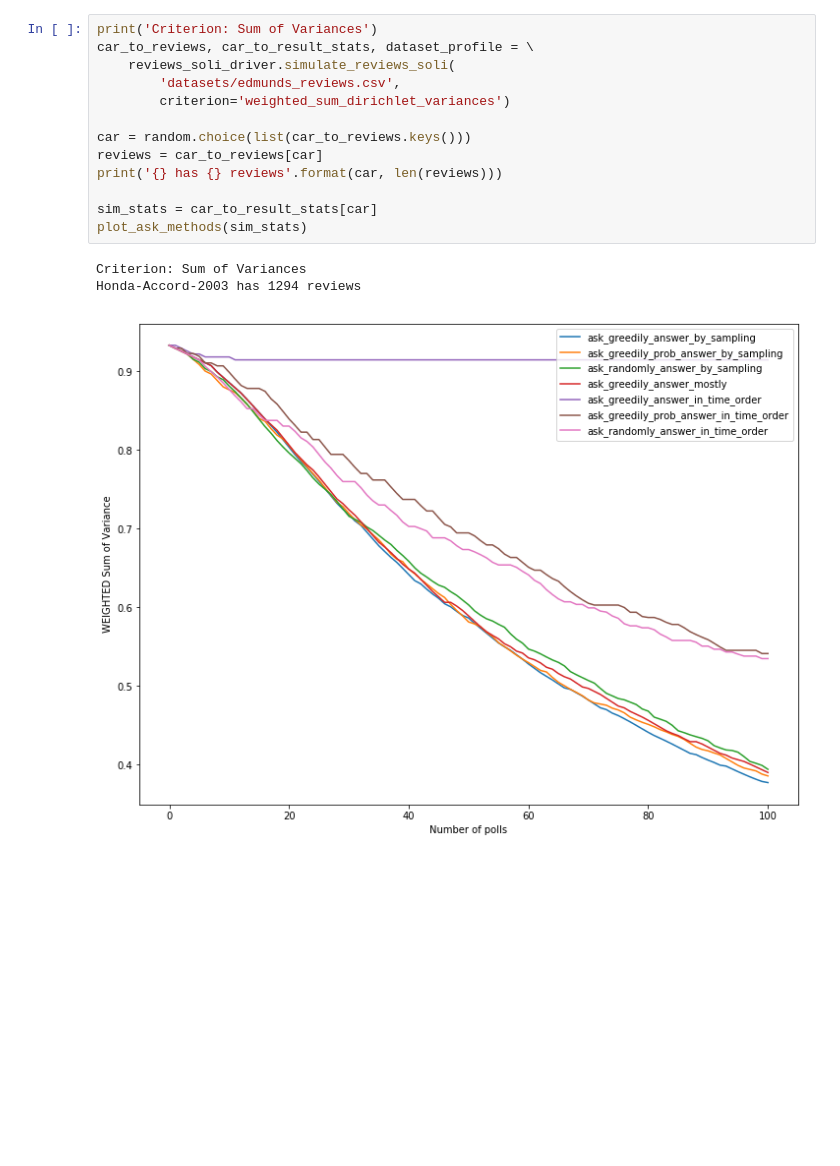
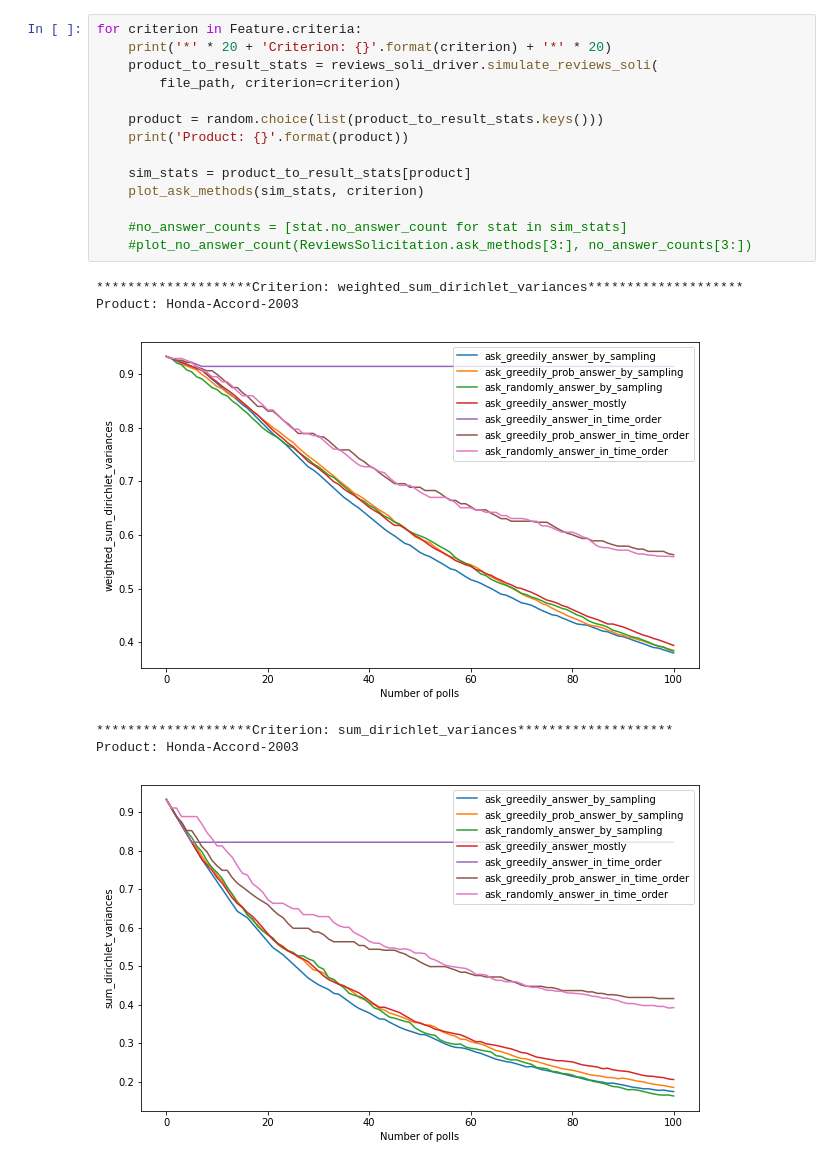
Before and after one commit to lexuanthongnhat/reviews-solicitation, a Jupyter notebook: Experiment.ipynb, the cells around one changed output. Saved outputs shown, nothing was run; the diff lists cells and outputs as text; blank space fills up the shorter version.

```diff
--- a/Experiment.ipynb
+++ b/Experiment.ipynb
@@ -51,17 +87,21 @@ Honda-Accord-2003 has 1294 reviews
-# %%
-print('Criterion: Sum of Variances')
-car_to_reviews, car_to_result_stats, dataset_profile = \
-    reviews_soli_driver.simulate_reviews_soli(
-        'datasets/edmunds_reviews.csv',
-        criterion='weighted_sum_dirichlet_variances')
-
-car = random.choice(list(car_to_reviews.keys()))
-reviews = car_to_reviews[car]
-print('{} has {} reviews'.format(car, len(reviews)))
-
-sim_stats = car_to_result_stats[car]
-plot_ask_methods(sim_stats)
-# %% [output]
-Criterion: Sum of Variances
-Honda-Accord-2003 has 1294 reviews
-[figure, removed]
+# %%
+for criterion in Feature.criteria:
+    print('*' * 20 + 'Criterion: {}'.format(criterion) + '*' * 20)
+    product_to_result_stats = reviews_soli_driver.simulate_reviews_soli(
+        file_path, criterion=criterion)
+
+    product = random.choice(list(product_to_result_stats.keys()))
+    print('Product: {}'.format(product))
+
+    sim_stats = product_to_result_stats[product]
+    plot_ask_methods(sim_stats, criterion)
+
+    #no_answer_counts = [stat.no_answer_count for stat in sim_stats]
+    #plot_no_answer_count(ReviewsSolicitation.ask_methods[3:], no_answer_counts[3:])
+# %% [output]
+********************Criterion: weighted_sum_dirichlet_variances********************
+Product: Honda-Accord-2003
+[figure, added]
+********************Criterion: sum_dirichlet_variances********************
+Product: Honda-Accord-2003
+[figure, added]
```
Also changed, not shown: parts of 6 cells of this notebook, 5 other files.
